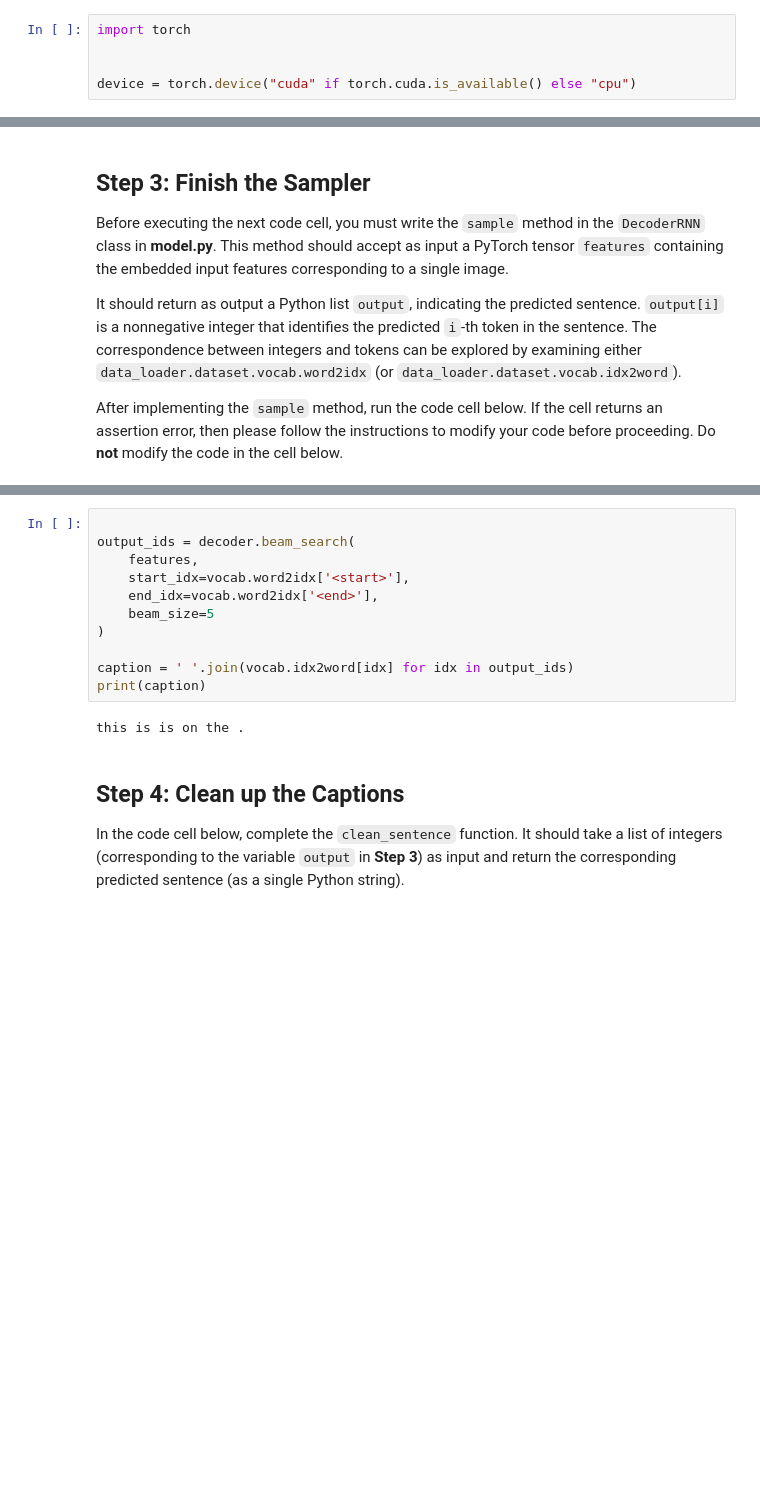
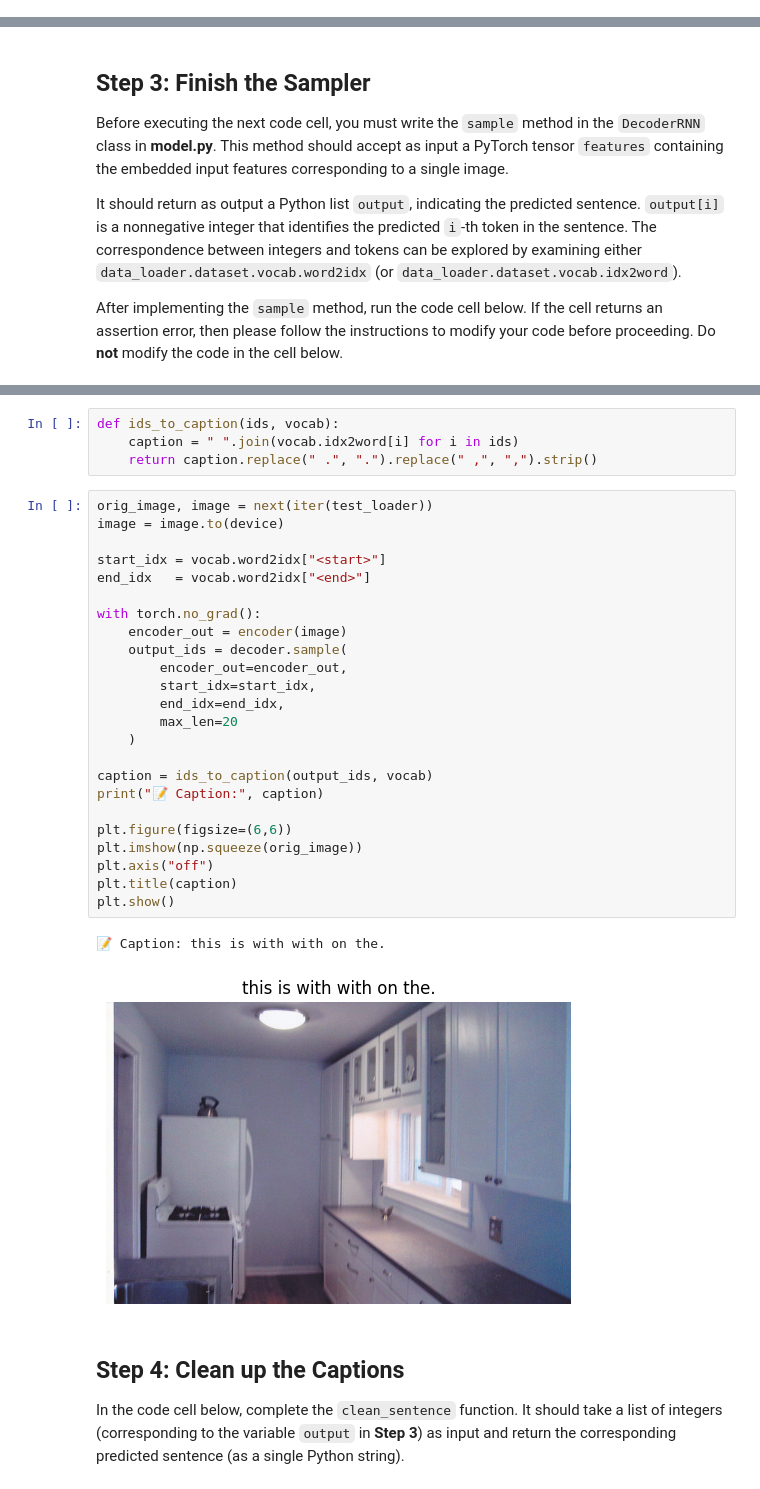
Before and after one commit to pradhapmoorthi/CVND, a Jupyter notebook: 3_Inference.ipynb, the cells around one changed output, grey strips where cells are left out. Cells and saved outputs as stored; diff of their text form; blank space fills up the shorter version.

```diff
--- a/3_Inference.ipynb
+++ b/3_Inference.ipynb
@@ -293,8 +272,3 @@ plt.show()
 ## Step 2: Load Trained Models
 
 In the next code cell we define a `device` that you will use move PyTorch tensors to GPU (if CUDA is available).  Run this code cell before continuing.
-# %%
-import torch
-
-
-device = torch.device("cuda" if torch.cuda.is_available() else "cpu")
@@ -536,16 +518,34 @@ Caption: this is is on the .
-# %%
-
-output_ids = decoder.beam_search(
-    features,
-    start_idx=vocab.word2idx['<start>'],
-    end_idx=vocab.word2idx['<end>'],
-    beam_size=5
-)
-
-caption = ' '.join(vocab.idx2word[idx] for idx in output_ids)
-print(caption)
-# %% [output]
-this is is on the .
+# %%
+def ids_to_caption(ids, vocab):
+    caption = " ".join(vocab.idx2word[i] for i in ids)
+    return caption.replace(" .", ".").replace(" ,", ",").strip()
+# %%
+orig_image, image = next(iter(test_loader))
+image = image.to(device)
+
+start_idx = vocab.word2idx["<start>"]
+end_idx   = vocab.word2idx["<end>"]
+
+with torch.no_grad():
+    encoder_out = encoder(image)
+    output_ids = decoder.sample(
+        encoder_out=encoder_out,
+        start_idx=start_idx,
+        end_idx=end_idx,
+        max_len=20
+    )
+
+caption = ids_to_caption(output_ids, vocab)
+print("📝 Caption:", caption)
+
+plt.figure(figsize=(6,6))
+plt.imshow(np.squeeze(orig_image))
+plt.axis("off")
+plt.title(caption)
+plt.show()
+# %% [output]
+📝 Caption: this is with with on the.
+[figure, added]
 # %% [markdown]
 <a id='step4'></a>
 ## Step 4: Clean up the Captions
```
Also changed, not shown: parts of 61 cells of this notebook.
